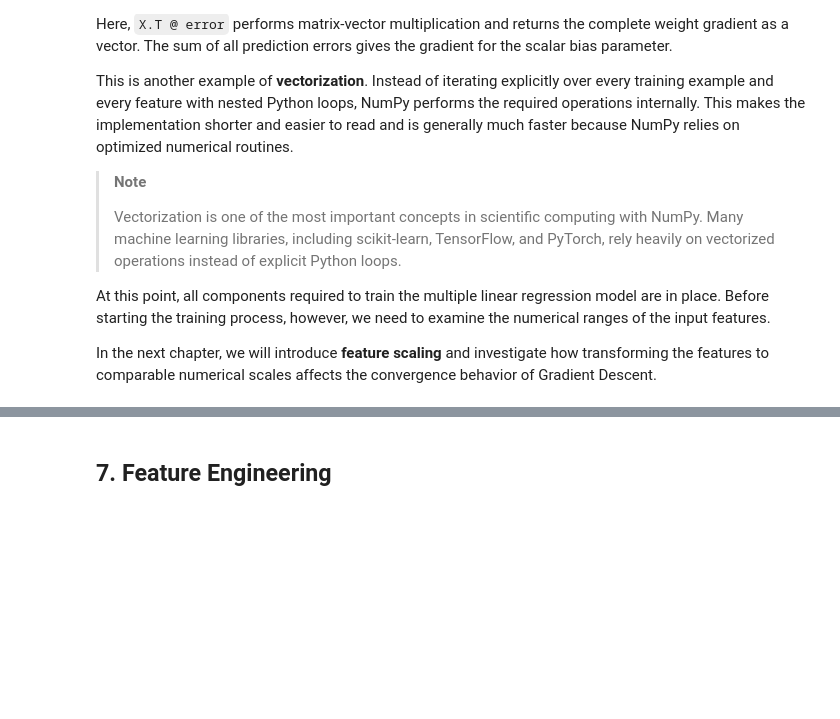
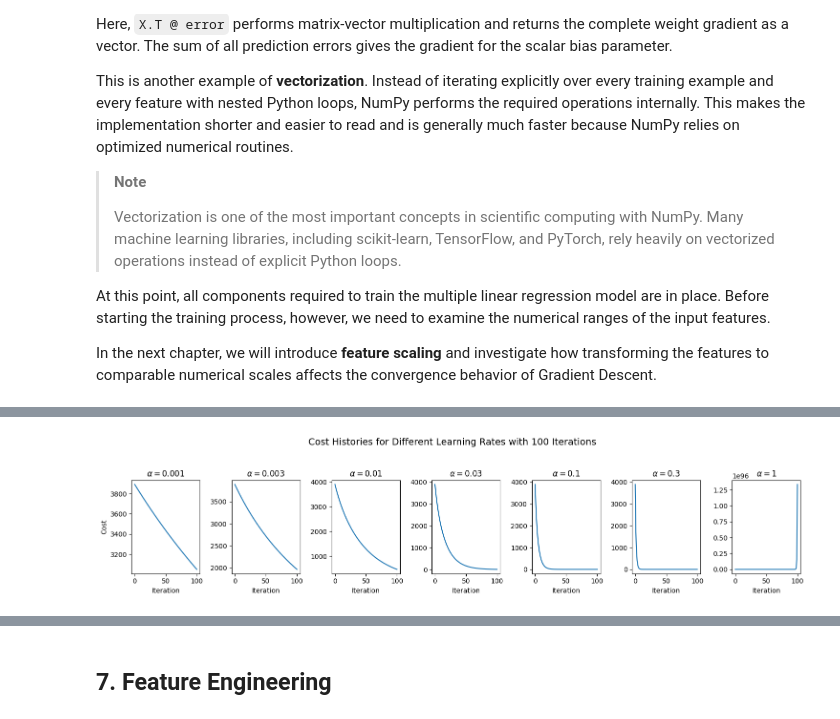
Before and after one commit to MonasteryStudent/ml-from-scratch, a Jupyter notebook: notebooks/02_multiple_linear_regression/multiple_linear_regression.ipynb, the cells around one changed output, grey strips where cells are left out. Cells and saved outputs as stored; diff of their text form; code cells hidden in the pictures; blank space fills up the shorter version.

```diff
--- a/notebooks/02_multiple_linear_regression/multiple_linear_regression.ipynb
+++ b/notebooks/02_multiple_linear_regression/multiple_linear_regression.ipynb
@@ -378,0 +444,28 @@ In the following chapter, we will train the model using both standardized and un
+# %%
+learning_rates = [1e-3, 3e-3, 1e-2, 3e-2, 1e-1, 3e-1, 1]
+iterations = 100
+w_init = np.zeros(X_standardized.shape[1])
+b_init = 0
+
+axes_titles = [rf"$\alpha = {learning_rate}$" for learning_rate in learning_rates]
+fig_title = f"Cost Histories for Different Learning Rates with 100 Iterations"
+fig_size = (15, 3.5)
+
+cost_histories = []
+
+for learning_rate in learning_rates:
+    cost_history = compute_cost_history(
+        X_standardized,
+        y,
+        w_init,
+        b_init,
+        learning_rate,
+        iterations
+    )
+    cost_histories.append(cost_history)
+
+plot_cost_histories(cost_histories, fig_title, axes_titles, fig_size)
+
+plt.show()
+# %% [output]
+[figure, added]
```
Also changed, not shown: parts of 14 cells of this notebook, 2 other files.
